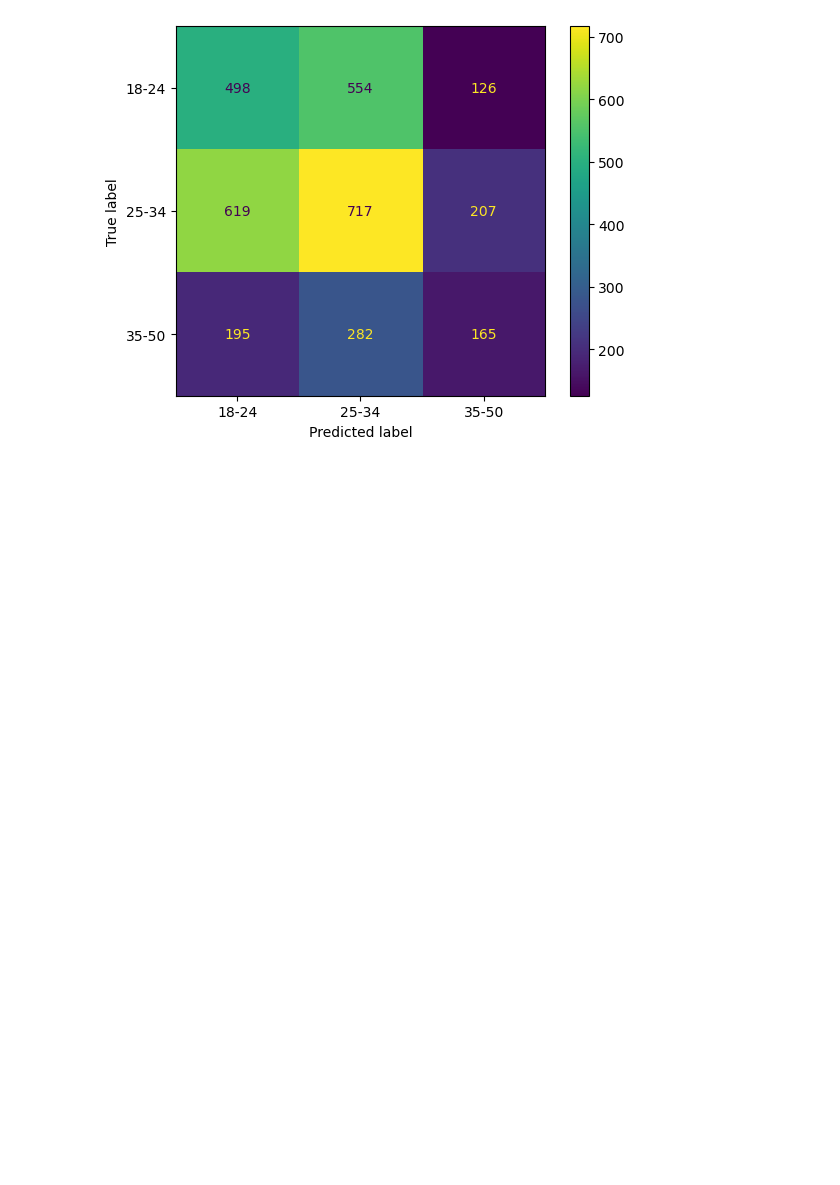
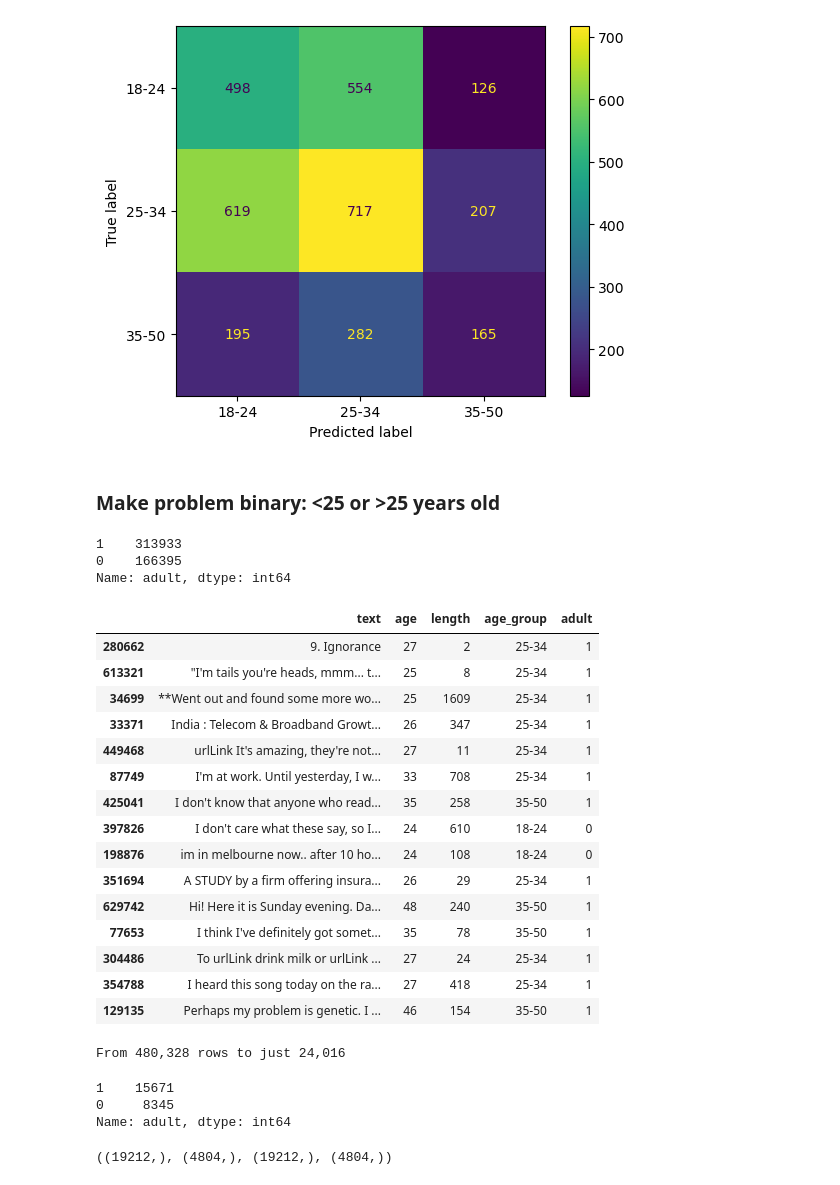
Before and after one commit to dimboump/clips-internship, a Jupyter notebook: Stylene v2/models/svm.ipynb, the cells around one changed output. Drawn from its saved outputs; the diff is of its cells as text; code cells hidden in the pictures; blank space fills up the shorter version.

```diff
--- a/Stylene v2/models/svm.ipynb
+++ b/Stylene v2/models/svm.ipynb
@@ -662,3 +662,51 @@ disp.plot();
    macro avg       0.39      0.38      0.38      3363
 weighted avg       0.41      0.41      0.41      3363
 [figure]
+# %% [markdown]
+### Make problem binary: <25 or >25 years old
+# %%
+# Transform age into binary variable
+full_df['adult'] = np.where(full_df['age'] < 25, 0, 1)
+full_df['adult'].value_counts()
+# %% [output]
+1    313933
+0    166395
+Name: adult, dtype: int64
+# %%
+full_df.sample(15)
+# %% [output]
+|  | text | age | length | age_group | adult |
+| 280662 | 9. Ignorance | 27 | 2 | 25-34 | 1 |
+| 613321 | "I'm tails you're heads, mmm... t... | 25 | 8 | 25-34 | 1 |
+| 34699 | **Went out and found some more wo... | 25 | 1609 | 25-34 | 1 |
+| 33371 | India : Telecom & Broadband Growt... | 26 | 347 | 25-34 | 1 |
+| 449468 | urlLink It's amazing, they're not... | 27 | 11 | 25-34 | 1 |
+| 87749 | I'm at work. Until yesterday, I w... | 33 | 708 | 25-34 | 1 |
+| 425041 | I don't know that anyone who read... | 35 | 258 | 35-50 | 1 |
+| 397826 | I don't care what these say, so I... | 24 | 610 | 18-24 | 0 |
+| 198876 | im in melbourne now.. after 10 ho... | 24 | 108 | 18-24 | 0 |
+| 351694 | A STUDY by a firm offering insura... | 26 | 29 | 25-34 | 1 |
+| 629742 | Hi! Here it is Sunday evening. Da... | 48 | 240 | 35-50 | 1 |
+| 77653 | I think I've definitely got somet... | 35 | 78 | 35-50 | 1 |
+| 304486 | To urlLink drink milk or urlLink ... | 27 | 24 | 25-34 | 1 |
+| 354788 | I heard this song today on the ra... | 27 | 418 | 25-34 | 1 |
+| 129135 | Perhaps my problem is genetic. I ... | 46 | 154 | 35-50 | 1 |
+# %%
+df = full_df.sample(frac=.05)
+print(f'From {full_df.shape[0]:,} rows to just {df.shape[0]:,}')
+# %% [output]
+From 480,328 rows to just 24,016
+# %%
+df['adult'].value_counts()
+# %% [output]
+1    15671
+0     8345
+Name: adult, dtype: int64
+# %%
+X = df['text']
+y = df['adult']
+
+X_train, X_test, y_train, y_test = train_test_split(X, y, test_size=.2, shuffle=True, random_state=97, stratify=y)
+X_train.shape, X_test.shape, y_train.shape, y_test.shape
+# %% [output]
+((19212,), (4804,), (19212,), (4804,))
```
Also changed, not shown: parts of 4 cells of this notebook.
